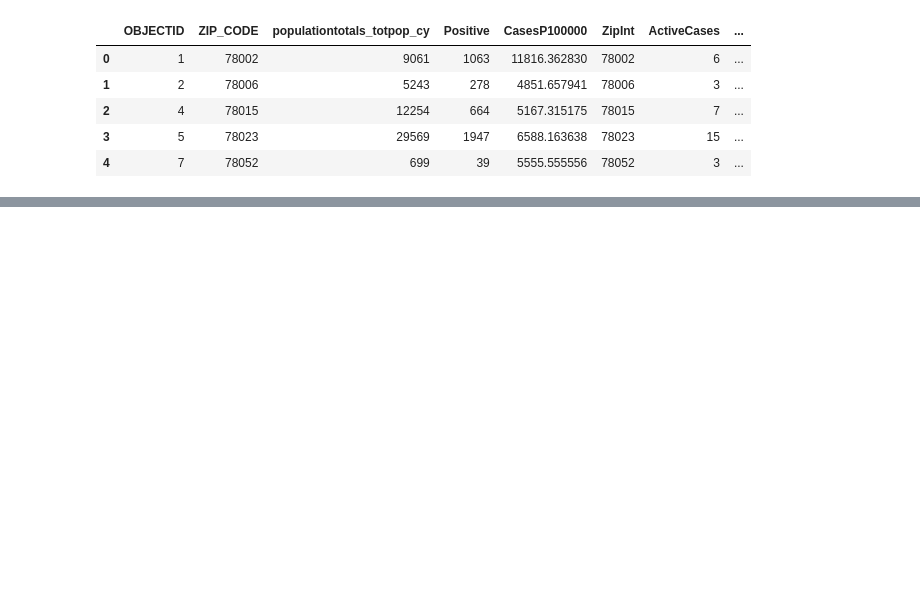
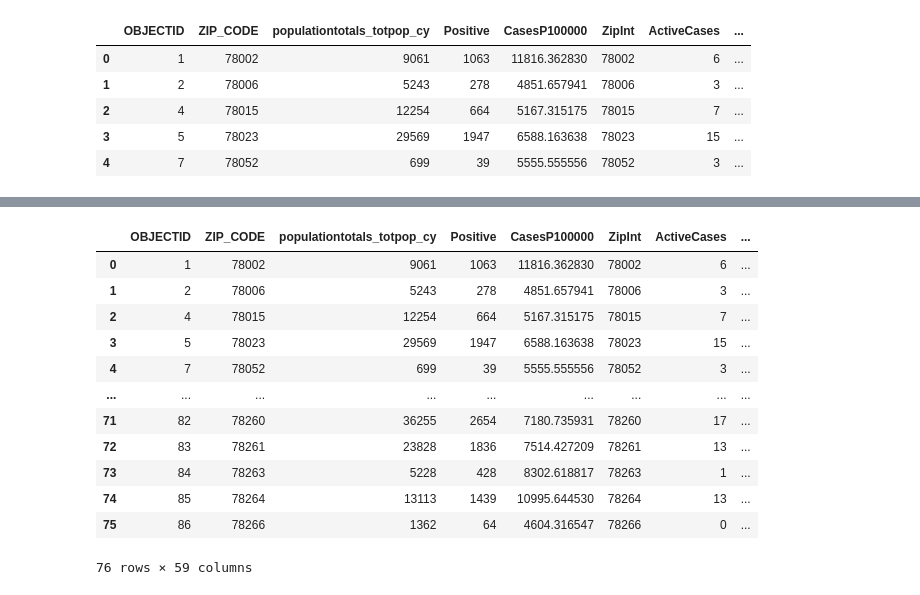
Before and after one commit to bakerv/COVID19, a Jupyter notebook: mersvid.ipynb, the cells around one changed output, grey strips where cells are left out. Cells and saved outputs as stored; diff of their text form; code cells hidden in the pictures; blank space fills up the shorter version.

```diff
--- a/mersvid.ipynb
+++ b/mersvid.ipynb
@@ -76,13 +77,18 @@ census_df = census_df.rename(columns = {"B01001_001E" : "Total", "B01001_002E" :
                                         "B01001_049E" : "Female : 85 Years and Over", "NAME": "Name",
                                         "zip code tabulation area" : "ZIP_CODE"})
 
-# #Final Dataframe
-census_df = census_df[["ZIP_CODE", "Total", "Total Male", "Total Female", "Male : Under 5 Years", "Female : 5 to 9 Years",
-                      "Male : 10 to 14 Years", "Female : 10 to 14 Years", "Male : 15 to 17 Years", "Female : 18 and 19 Years",
+##Final Dataframe
+census_df = census_df[["ZIP_CODE", "Total", "Total Male", "Total Female", "Male : Under 5 Years", "Female : Under 5 Years", "Male : 5 to 9 Years", "Female : 5 to 9 Years",
+                      "Male : 10 to 14 Years", "Female : 10 to 14 Years", "Male : 15 to 17 Years", "Female : 15 to 17 Years", "Male : 18 and 19 Years", "Female : 18 and 19 Years",
                       "Male : 20 Years", "Female : 20 Years", "Male : 21 Years", "Female : 21 Years", "Male : 22 to 24 Years",
-                      "Female : 22 to 24 Years", "Male : 25 to 29 Years", "B01001_035E" : "Female : 25 to 29 Years", "Male : 30 to 34 Years",
-                      "Female : 30 to 34 Years", "Male : 35 to 39 Years",]]
-
+                      "Female : 22 to 24 Years", "Male : 25 to 29 Years", "Female : 25 to 29 Years", "Male : 30 to 34 Years",
+                      "Female : 30 to 34 Years", "Male : 35 to 39 Years", "Female : 35 to 39 Years", "Male : 40 to 44 Years",
+                      "Female : 40 to 44 Years", "Male : 45 to 49 Years", "Female : 45 to 49 Years", "Male : 50 to 54 Years",
+                      "Female : 50 to 54 Years", "Male : 55 to 59 Years", "Female : 55 to 59 Years", "Male : 60 and 61 Years",
+                      "Female : 60 to 61 Years", "Male : 62 to 64 Years", "Female : 62 to 64 Years", "Male : 65 and 66 Years",
+                      "Female : 65 and 66 Years", "Male : 67 to 69 Years", "Female : 67 to 69 Years", "Male : 70 to 74 Years",
+                      "Female : 70 to 74 Years", "Male : 75 to 79 Years", "Female : 75 to 79 Years", "Male : 80 to 84 Years",
+                      "Female : 80 to 84 Years", "Male : 85 Years and Over", "Female : 85 Years and Over"]]
 #Visualize
 pd.DataFrame(census_df)
 # %% [output]
@@ -111,0 +127,31 @@ x_values =
+# %%
+age_percentage = merge_df.copy()
+age_columns = ["Total Male", "Total Female", "Male : Under 5 Years", "Female : Under 5 Years", "Male : 5 to 9 Years", "Female : 5 to 9 Years",
+                      "Male : 10 to 14 Years", "Female : 10 to 14 Years", "Male : 15 to 17 Years", "Female : 15 to 17 Years", "Male : 18 and 19 Years", "Female : 18 and 19 Years",
+                      "Male : 20 Years", "Female : 20 Years", "Male : 21 Years", "Female : 21 Years", "Male : 22 to 24 Years",
+                      "Female : 22 to 24 Years", "Male : 25 to 29 Years", "Female : 25 to 29 Years", "Male : 30 to 34 Years",
+                      "Female : 30 to 34 Years", "Male : 35 to 39 Years", "Female : 35 to 39 Years", "Male : 40 to 44 Years",
+                      "Female : 40 to 44 Years", "Male : 45 to 49 Years", "Female : 45 to 49 Years", "Male : 50 to 54 Years",
+                      "Female : 50 to 54 Years", "Male : 55 to 59 Years", "Female : 55 to 59 Years", "Male : 60 and 61 Years",
+                      "Female : 60 to 61 Years", "Male : 62 to 64 Years", "Female : 62 to 64 Years", "Male : 65 and 66 Years",
+                      "Female : 65 and 66 Years", "Male : 67 to 69 Years", "Female : 67 to 69 Years", "Male : 70 to 74 Years",
+                      "Female : 70 to 74 Years", "Male : 75 to 79 Years", "Female : 75 to 79 Years", "Male : 80 to 84 Years",
+                      "Female : 80 to 84 Years", "Male : 85 Years and Over", "Female : 85 Years and Over"]
+for header in age_columns:
+    age_percentage[header] = age_percentage[header]/age_percentage["Total"]*100
+    age_percentage[header] = age_percentage[header].rename(f"Percent{header}")
+display(age_percentage)
+# %% [output]
+|  | OBJECTID | ZIP_CODE | populationtotals_totpop_cy | Positive | CasesP100000 | ZipInt | ActiveCases | ... |
+| 0 | 1 | 78002 | 9061 | 1063 | 11816.362830 | 78002 | 6 | ... |
+| 1 | 2 | 78006 | 5243 | 278 | 4851.657941 | 78006 | 3 | ... |
+| 2 | 4 | 78015 | 12254 | 664 | 5167.315175 | 78015 | 7 | ... |
+| 3 | 5 | 78023 | 29569 | 1947 | 6588.163638 | 78023 | 15 | ... |
+| 4 | 7 | 78052 | 699 | 39 | 5555.555556 | 78052 | 3 | ... |
+| ... | ... | ... | ... | ... | ... | ... | ... | ... |
+| 71 | 82 | 78260 | 36255 | 2654 | 7180.735931 | 78260 | 17 | ... |
+| 72 | 83 | 78261 | 23828 | 1836 | 7514.427209 | 78261 | 13 | ... |
+| 73 | 84 | 78263 | 5228 | 428 | 8302.618817 | 78263 | 1 | ... |
+| 74 | 85 | 78264 | 13113 | 1439 | 10995.644530 | 78264 | 13 | ... |
+| 75 | 86 | 78266 | 1362 | 64 | 4604.316547 | 78266 | 0 | ... |
+76 rows × 59 columns
```
Also changed, not shown: parts of 7 cells of this notebook.
